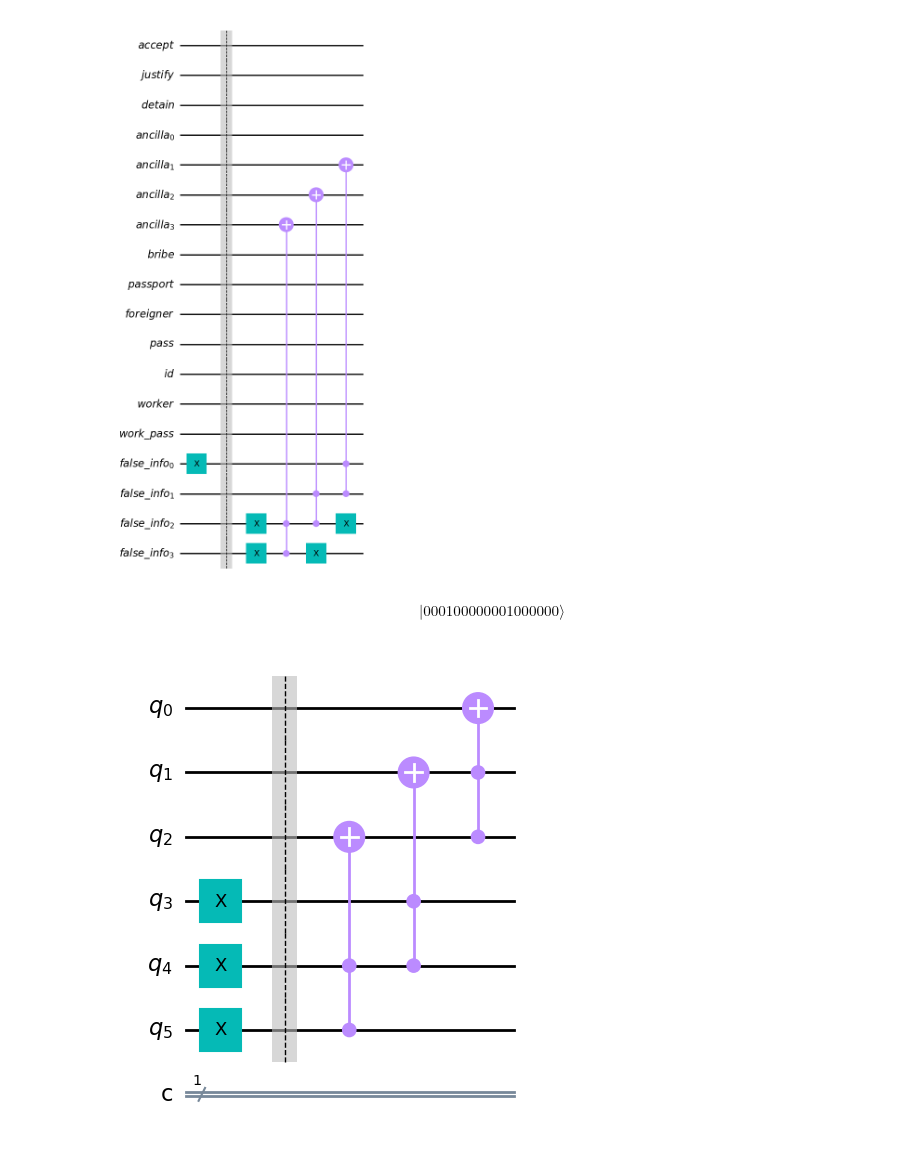
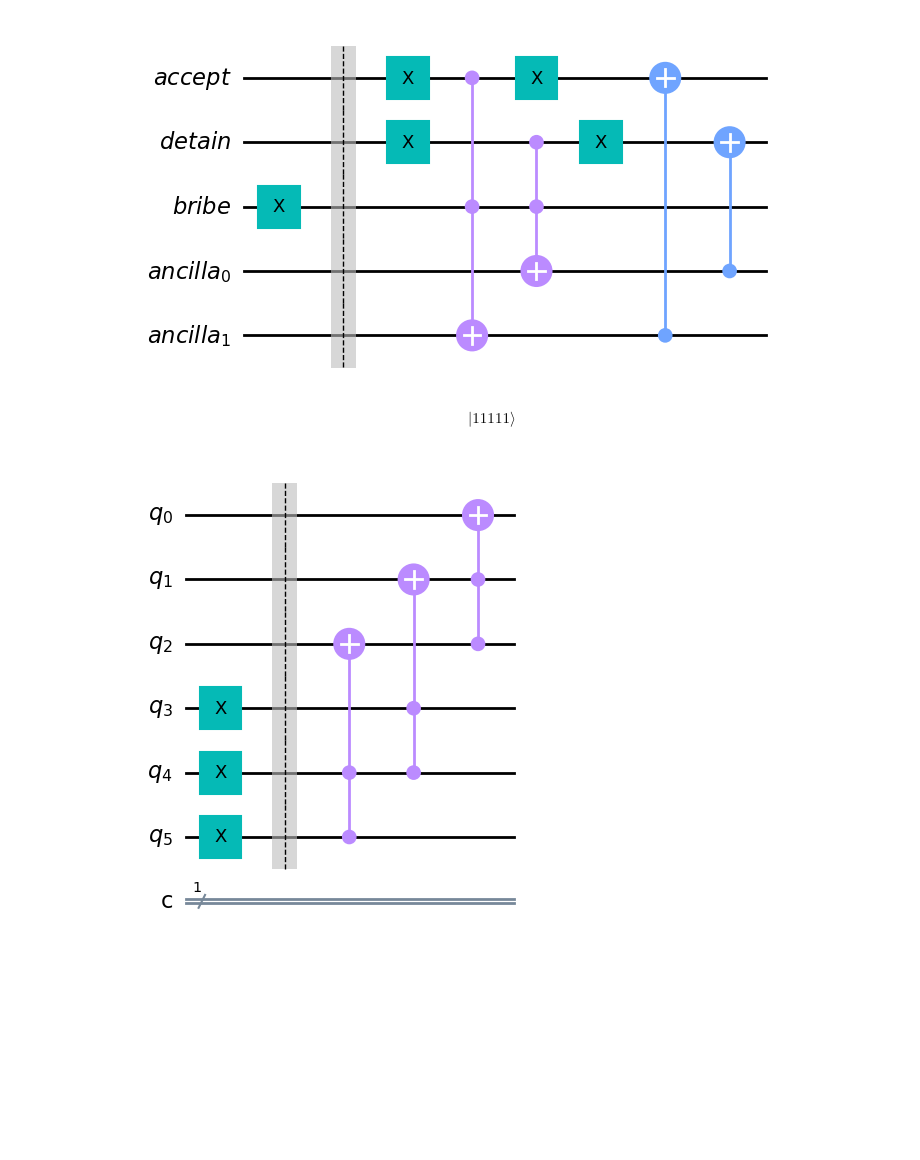
Before and after one commit to Dpbm/quantum, a Jupyter notebook: qiskit/papers-please.ipynb, the cells around one changed output. Drawn from its saved outputs; the diff is of its cells as text; code cells hidden in the pictures; blank space fills up the shorter version.

Commit message:
added bribe function

```diff
--- a/qiskit/papers-please.ipynb
+++ b/qiskit/papers-please.ipynb
@@ -8,34 +8,38 @@ bribe = QuantumRegister(1, name="bribe")
 justify = QuantumRegister(1, name="justify")
 foreigner = QuantumRegister(1, name="foreigner")
 worker = QuantumRegister(1, name="worker")
-
-ancilla = QuantumRegister(4, name="ancilla")
-
+ancilla = QuantumRegister(2, name="ancilla")
 false_info = QuantumRegister(4, name="false_info")
-
 passport = QuantumRegister(1, name="passport")
 entry_pass = QuantumRegister(1, name="pass")
 id = QuantumRegister(1, name="id")
 work_pass = QuantumRegister(1, name="work_pass")
 # %%
-qc = QuantumCircuit(accept, justify, detain, ancilla, bribe, passport, foreigner, entry_pass, id, worker, work_pass, false_info)
+qc = QuantumCircuit(accept, detain, bribe, ancilla)
 
-qc.x(false_info[0])
+#qc.x(accept)
+#qc.x(detain)
+qc.x(bribe)
+
 qc.barrier()
 
+qc.x(accept)
+qc.x(detain)
+qc.ccx(accept, bribe, ancilla[-1])
+qc.ccx(detain, bribe, ancilla[-2])
+qc.x(detain)
+qc.x(accept)
 
-qc.x(false_info[-1])
-qc.x(false_info[-2])
-qc.ccx(false_info[-1], false_info[-2], ancilla[-1])
-qc.ccx(false_info[-2], false_info[-3], ancilla[-2])
-qc.ccx(false_info[-3], false_info[-4], ancilla[-3])
-qc.x(false_info[-1])
-qc.x(false_info[-2])
+
+qc.cx(ancilla[-1], accept)
+qc.cx(ancilla[-2], detain)
+
+
 display(qc.draw("mpl"))
 Statevector(qc).draw("latex")
 # %% [output]
-[figure, old version]
+[figure, new version]
-$$ |000100000001000000\rangle$$
+$$ |11111\rangle$$
 # %%
 qc_test = QuantumCircuit(6, 1)
 
```
